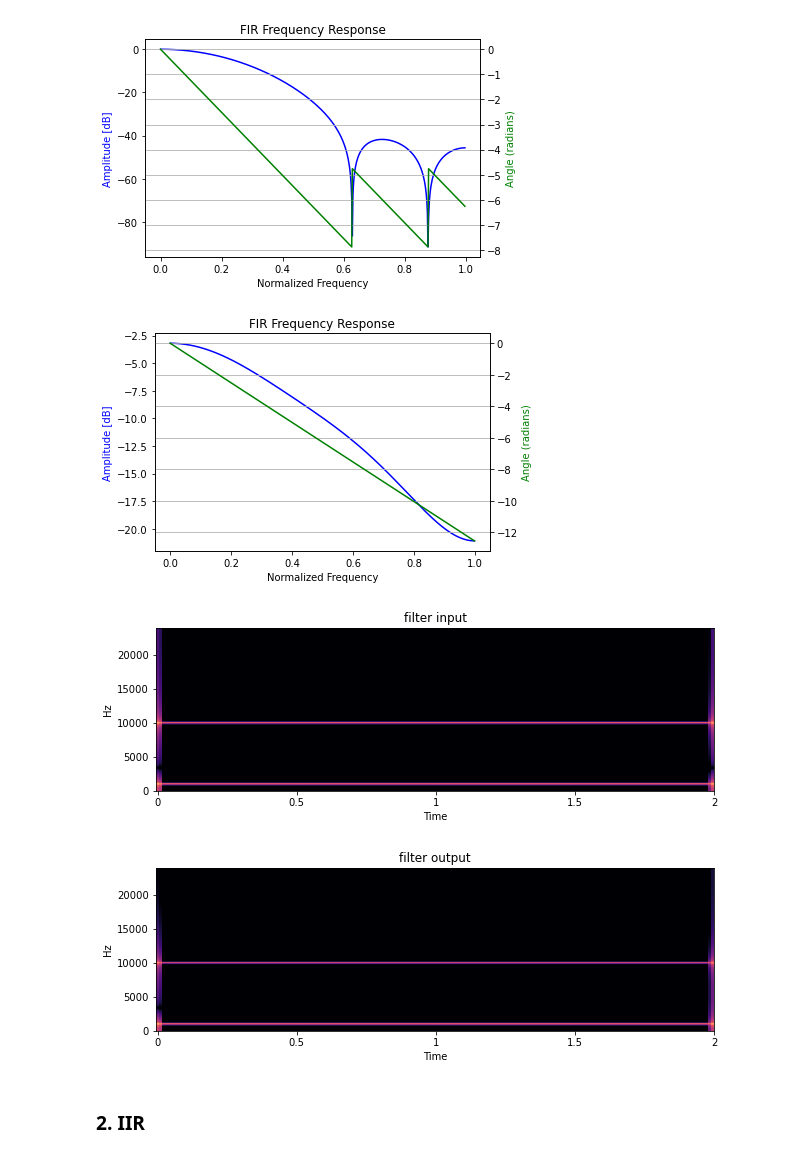
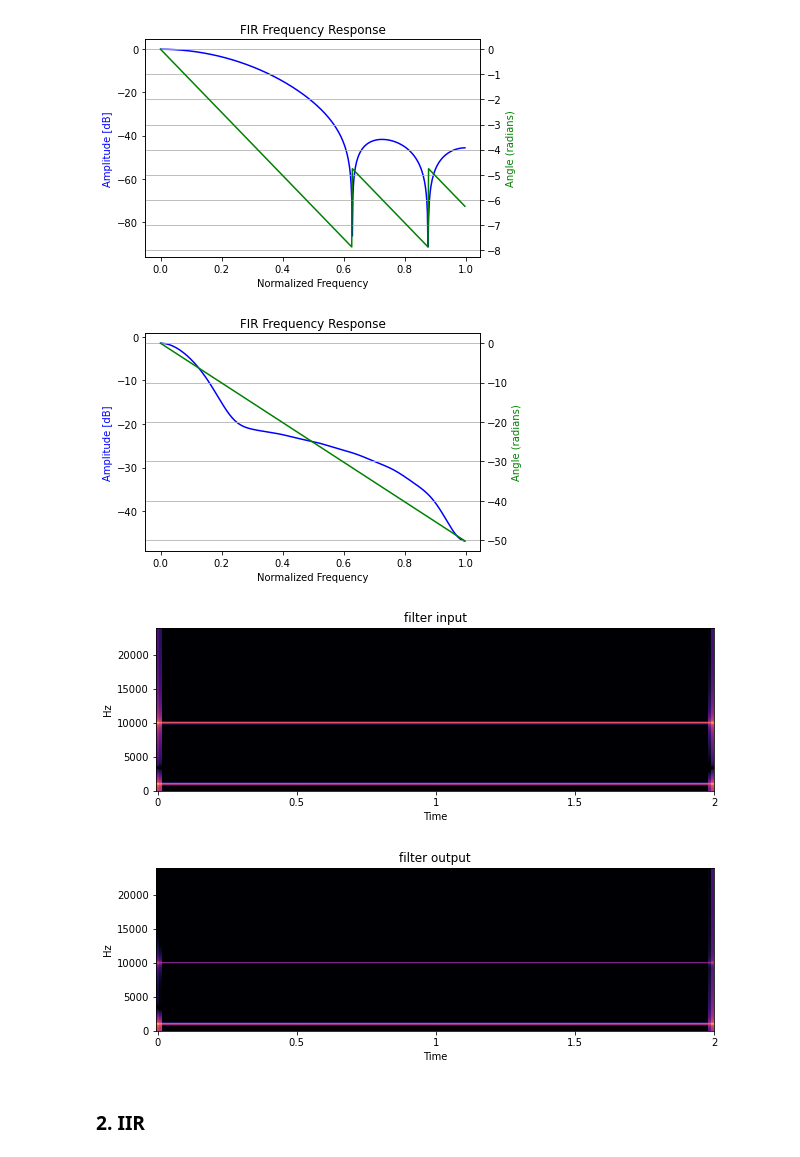
Before and after one commit to MCT-master/MCT4001, a Jupyter notebook: python/notebooks/PythonSession8.ipynb, the cells around one changed output. Drawn from its saved outputs; the diff is of its cells as text; code cells hidden in the pictures.

```diff
--- a/python/notebooks/PythonSession8.ipynb
+++ b/python/notebooks/PythonSession8.ipynb
@@ -129,20 +129,20 @@ myFiltResponse(b,1,sr,'FIR Frequency Response')
 # %%
 # designing low pass FIR filter with firwin2
 
-numtaps = 9 #filter lenght
+numtaps = 33 #filter lenght
 
 freqs = [0.0, 0.2, 1.0] #list of normalized frequency values (between 0 and 1, unless fs is specified)
                         # must start with 0 and finish with 2 (or fs/2 if fs specified)
 
-gains = [1.0, 0.5, 0.0] #list of corresponding gain values (between 0 and 1)
+gains = [1.0, 0.1, 0.0] #list of corresponding gain values (between 0 and 1)
 
 
 b = signal.firwin2(numtaps, freqs, gains)
 
 # displaying response
 myFiltResponse(b,1,sr,'FIR Frequency Response')
 # %% [output]
-[figure, old version]
+[figure, new version]
 # %%
 # testing the filter with a signal with two components
 
@@ -164,7 +164,7 @@ mySpectrogram(y, sr, 'filter output')
 #myWaveform(y, sr, 'filter output')
 # %% [output]
 [figure]
-[figure, old version]
+[figure, new version]
 # %%
 sd.play(x,sr)
 sd.wait()
```
Also changed, not shown: parts of 2 cells of this notebook.
